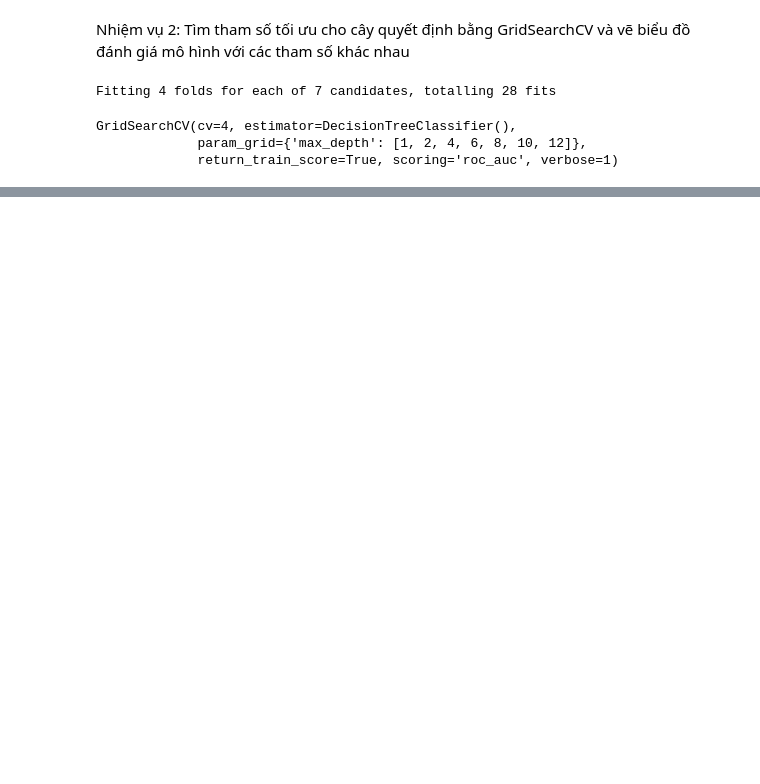
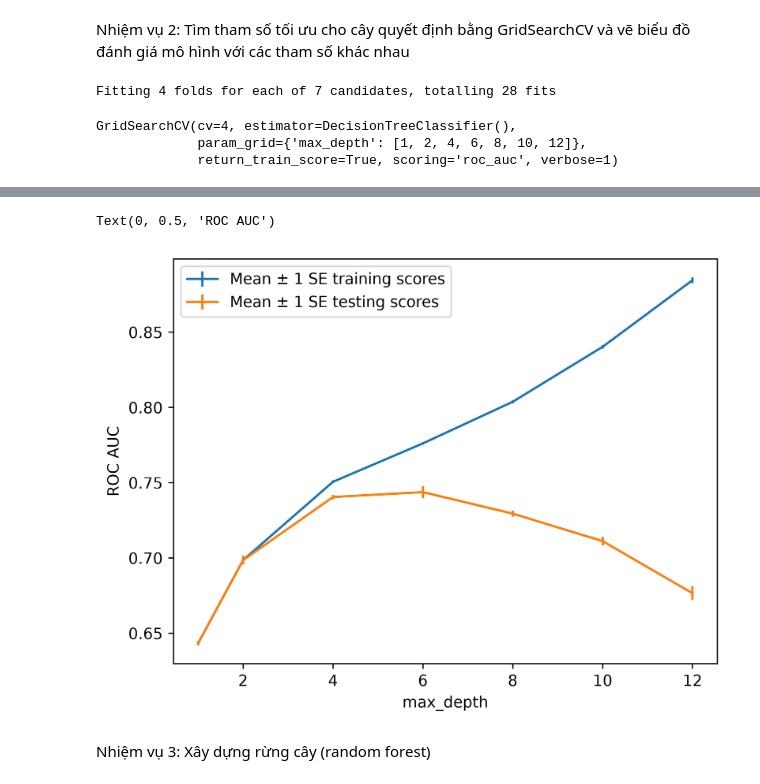
Before and after one commit to ngminhquan2307-eng/SGU26K2_MayHoc, a Jupyter notebook: Tuan06/ThuatToanPhanLop.ipynb, the cells around one changed output, grey strips where cells are left out. Drawn from its saved outputs; the diff is of its cells as text; code cells hidden in the pictures; blank space fills up the shorter version.

```diff
--- a/Tuan06/ThuatToanPhanLop.ipynb
+++ b/Tuan06/ThuatToanPhanLop.ipynb
@@ -447,3 +448,24 @@ Việc so sánh điểm training và validation giúp nhận biết dấu hiệu
 | Cao | Thấp hơn nhiều | Có dấu hiệu overfitting, variance cao |
 | Thấp | Thấp và gần nhau | Có thể underfitting, bias cao |
 | Trung bình | Dao động lớn giữa các fold | Kết quả có thể nhạy với cách chia dữ liệu |
+# %%
+cv_results_df = pd.DataFrame(cv.cv_results_)
+#View the names of the remaining columns in the results DataFrame
+cv_results_df.columns
+ax = plt.axes()
+ax.errorbar(cv_results_df['param_max_depth'],
+cv_results_df['mean_train_score'],
+yerr=cv_results_df['std_train_score']/np.sqrt(4),
+label='Mean $\pm$ 1 SE training scores')
+ax.errorbar(cv_results_df['param_max_depth'],
+cv_results_df['mean_test_score'],
+yerr=cv_results_df['std_test_score']/np.sqrt(4),
+label='Mean $\pm$ 1 SE testing scores')
+ax.legend()
+plt.xlabel('max_depth')
+plt.ylabel('ROC AUC')
+# %% [output]
+Text(0, 0.5, 'ROC AUC')
+[figure, added]
+# %% [markdown]
+Nhiệm vụ 3: Xây dựng rừng cây (random forest)
```
Also changed, not shown: parts of 39 cells of this notebook, 3 other files.
